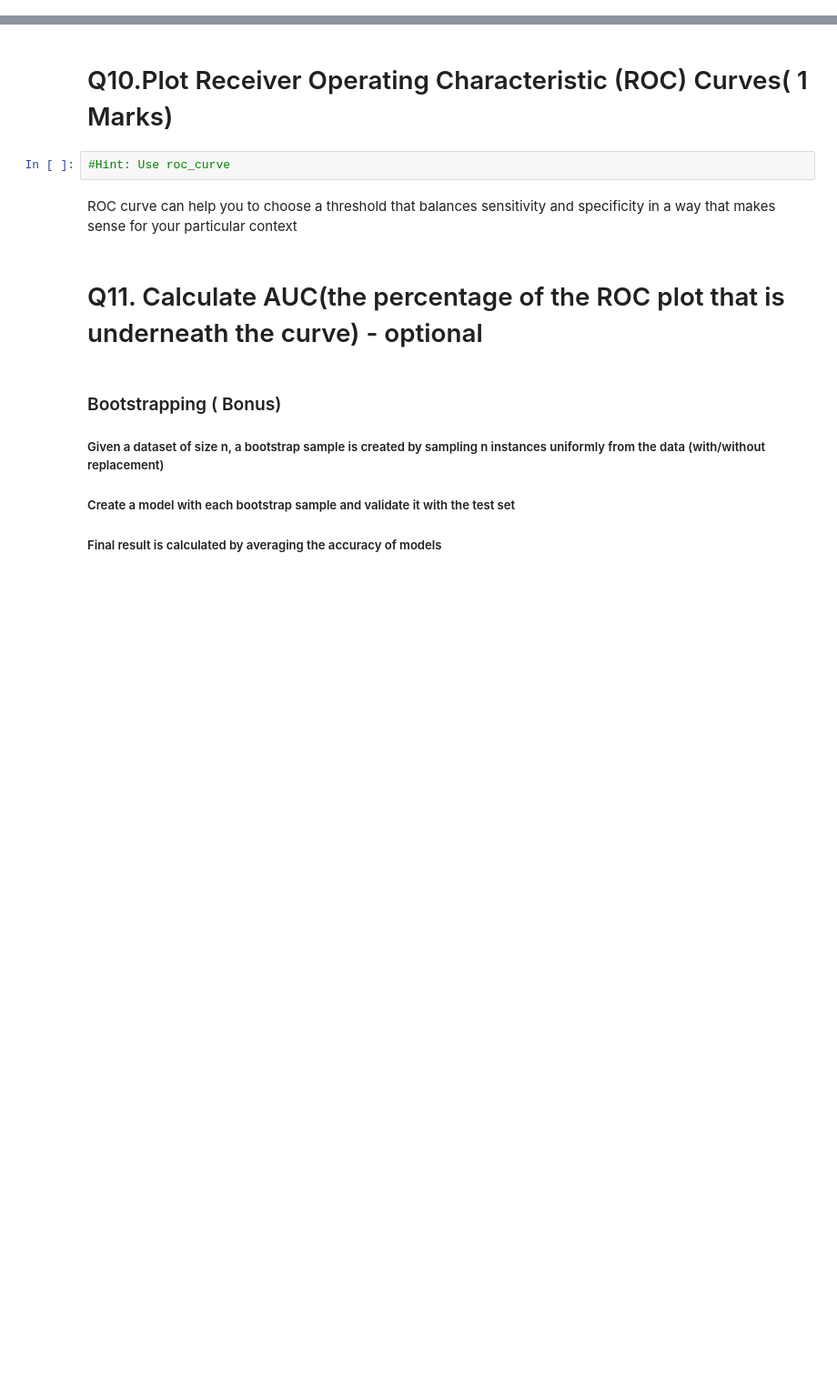
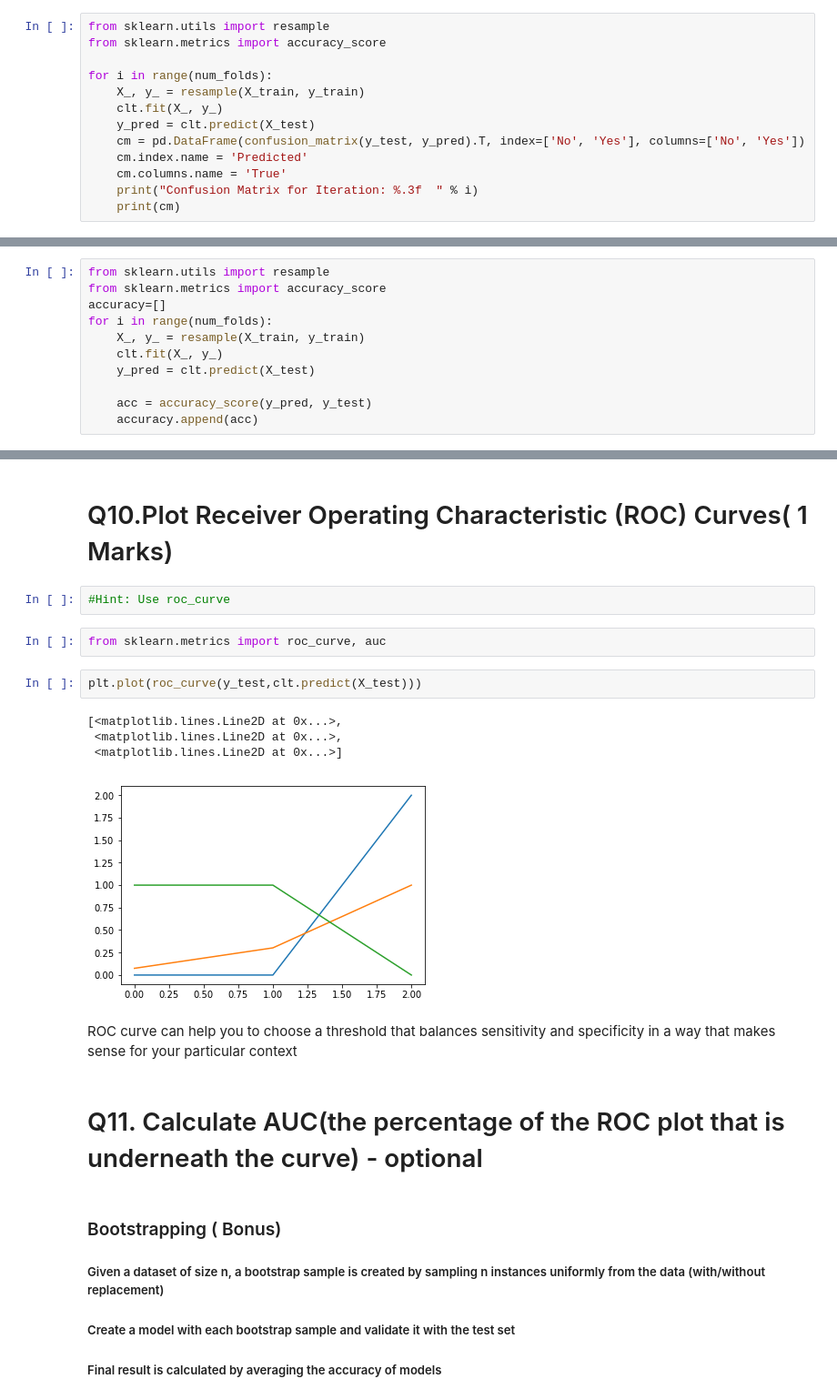
Before and after one commit to GreatLearningAIML1/aiml-ml-hyd-apr-19-batch-vrsudarsanam, a Jupyter notebook: R4_External_Lab_Validation_Accuracy-1.ipynb, the cells around one changed output, grey strips where cells are left out. Shown at 91% size. Saved outputs shown, nothing was run; the diff lists cells and outputs as text; blank space fills up the shorter version.

```diff
--- a/R4_External_Lab_Validation_Accuracy-1.ipynb
+++ b/R4_External_Lab_Validation_Accuracy-1.ipynb
@@ -351,2 +384,15 @@ seed = 77
 # %% [markdown]
 # Q8 Print the confusion matrix( 1 Marks)
+# %%
+from sklearn.utils import resample
+from sklearn.metrics import accuracy_score
+
+for i in range(num_folds):
+    X_, y_ = resample(X_train, y_train)
+    clt.fit(X_, y_)
+    y_pred = clt.predict(X_test)
+    cm = pd.DataFrame(confusion_matrix(y_test, y_pred).T, index=['No', 'Yes'], columns=['No', 'Yes'])
+    cm.index.name = 'Predicted'
+    cm.columns.name = 'True'
+    print("Confusion Matrix for Iteration: %.3f  " % i)
+    print(cm)
@@ -354,3 +418,14 @@ seed = 77
 # Q9.Classification accuracy:
 percentage of correct predictions and Calculate sensitivity (or True Positive Rate or Recall) and Precision.
 ( 1 Marks)
+# %%
+from sklearn.utils import resample
+from sklearn.metrics import accuracy_score
+accuracy=[]
+for i in range(num_folds):
+    X_, y_ = resample(X_train, y_train)
+    clt.fit(X_, y_)
+    y_pred = clt.predict(X_test)
+
+    acc = accuracy_score(y_pred, y_test)
+    accuracy.append(acc)
@@ -358,6 +446,15 @@ percentage of correct predictions and Calculate sensitivity (or True Positive Ra
 # Q10.Plot Receiver Operating Characteristic (ROC) Curves( 1 Marks)
 # %%
 #Hint: Use roc_curve
+# %%
+from sklearn.metrics import roc_curve, auc
+# %%
+plt.plot(roc_curve(y_test,clt.predict(X_test)))
+# %% [output]
+[<matplotlib.lines.Line2D at 0x...>,
+ <matplotlib.lines.Line2D at 0x...>,
+ <matplotlib.lines.Line2D at 0x...>]
+[figure, added]
 # %% [markdown]
 ROC curve can help you to choose a threshold that balances sensitivity and specificity in a way that makes sense for your particular context
 # %% [markdown]
```
Also changed, not shown: parts of 11 cells of this notebook.
